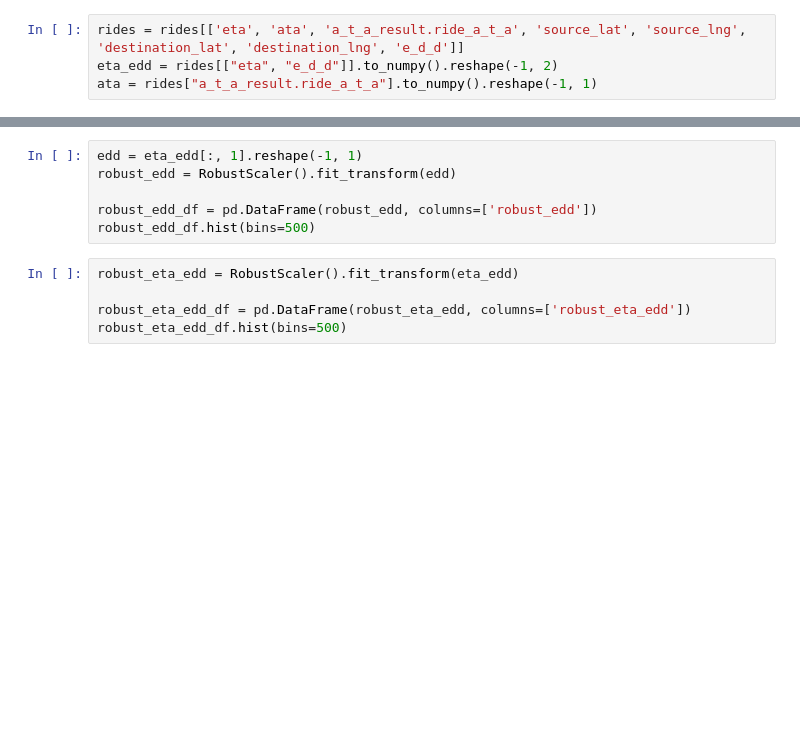
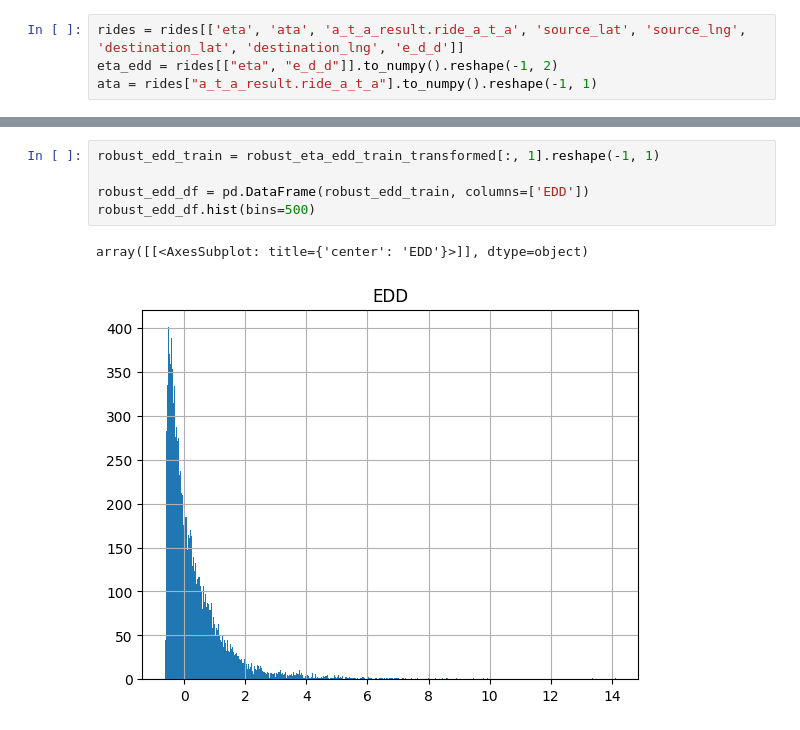
Before and after one commit to elahe-dastan/POP, a Jupyter notebook: feature_engineering/feature_engineering_a.ipynb, the cells around one changed output, grey strips where cells are left out. Drawn from its saved outputs; the diff is of its cells as text; blank space fills up the shorter version.

```diff
--- a/feature_engineering/feature_engineering_a.ipynb
+++ b/feature_engineering/feature_engineering_a.ipynb
@@ -144,11 +114,8 @@ robust_eta_df.hist(bins=500)
 # %%
-edd = eta_edd[:, 1].reshape(-1, 1)
-robust_edd = RobustScaler().fit_transform(edd)
+robust_edd_train = robust_eta_edd_train_transformed[:, 1].reshape(-1, 1)
 
-robust_edd_df = pd.DataFrame(robust_edd, columns=['robust_edd'])
+robust_edd_df = pd.DataFrame(robust_edd_train, columns=['EDD'])
 robust_edd_df.hist(bins=500)
+# %% [output]
+array([[<AxesSubplot: title={'center': 'EDD'}>]], dtype=object)
+[figure, added]
-# %%
-robust_eta_edd = RobustScaler().fit_transform(eta_edd)
-
-robust_eta_edd_df = pd.DataFrame(robust_eta_edd, columns=['robust_eta_edd'])
-robust_eta_edd_df.hist(bins=500)
```
Also changed, not shown: parts of 22 cells of this notebook, 3 other files.
